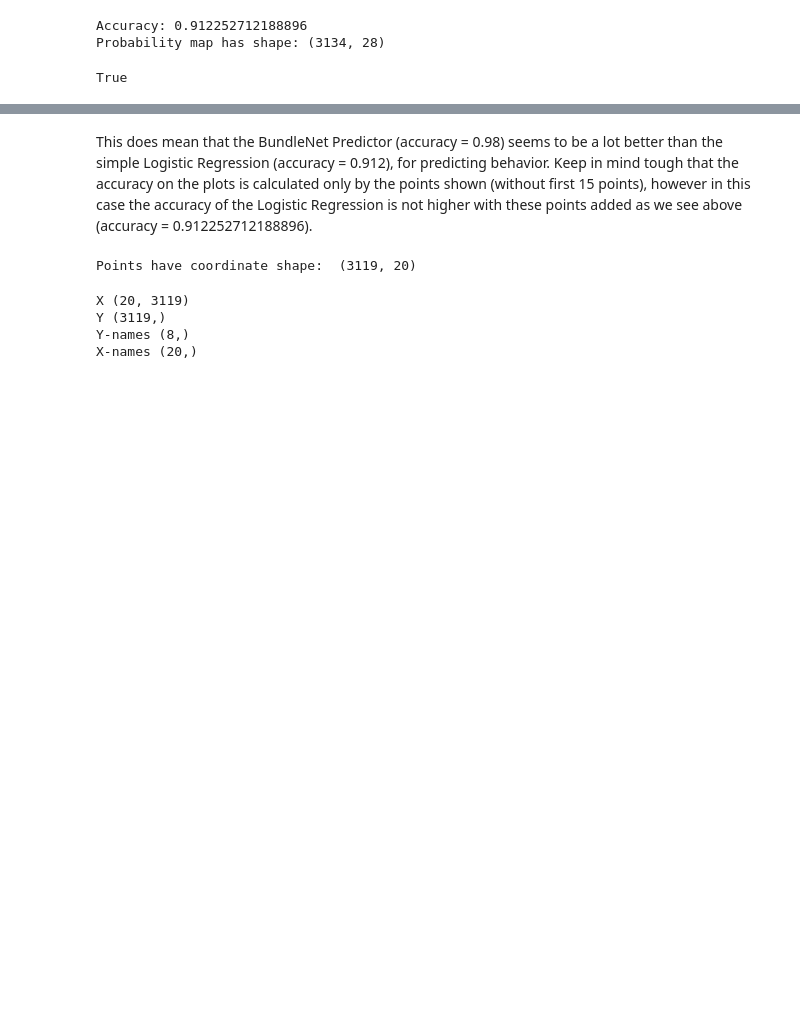
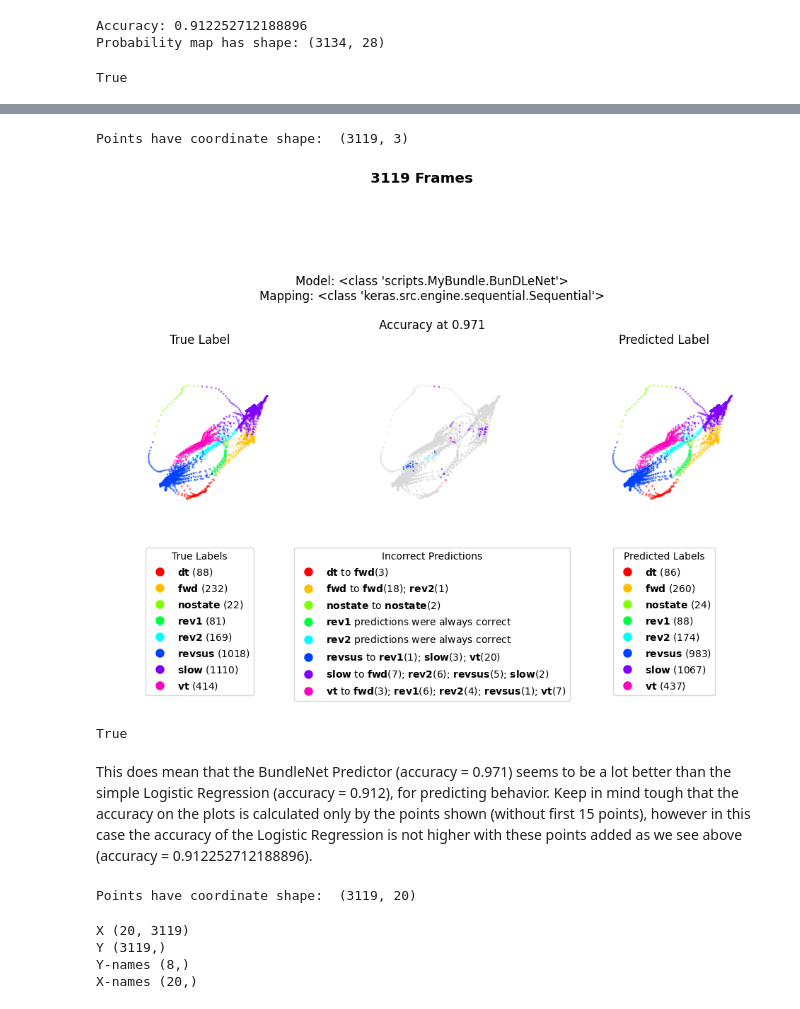
Before and after one commit to DriftKing1998/NC-MCM-Visualizer, a Jupyter notebook: notebooks/Testing.ipynb, the cells around one changed output, grey strips where cells are left out. Cells and saved outputs as stored; diff of their text form; code cells hidden in the pictures; blank space fills up the shorter version.

```diff
--- a/notebooks/Testing.ipynb
+++ b/notebooks/Testing.ipynb
@@ -47,5 +47,13 @@ True
+# %%
+# Loading the weights from the standard directory and making a comparison with the BundleNet-Predictor.
+vs_loaded = data.loadBundleVisualizer(use_predictor=True)
+vs_loaded.make_comparison(quivers=False, show_legend=True)
+# %% [output]
+Points have coordinate shape:  (3119, 3)
+[figure, added]
+True
 # %% [markdown]
-This does mean that the BundleNet Predictor (accuracy = 0.98) seems to be a lot better than the simple Logistic Regression (accuracy = 0.912), for predicting behavior. Keep in mind tough that the accuracy on the plots is calculated only by the points shown (without first 15 points), however in this case the accuracy of the Logistic Regression is not higher with these points added as we see above (accuracy = 0.912252712188896).
+This does mean that the BundleNet Predictor (accuracy = 0.971) seems to be a lot better than the simple Logistic Regression (accuracy = 0.912), for predicting behavior. Keep in mind tough that the accuracy on the plots is calculated only by the points shown (without first 15 points), however in this case the accuracy of the Logistic Regression is not higher with these points added as we see above (accuracy = 0.912252712188896).
 # %%
 # I am creating a Visualizer with a 20-dimensional latent space
 vs2 = data.createVisualizer(epochs=2000, l_dim=20, use_predictor=True)
```
Also changed, not shown: parts of 2 cells of this notebook, 9 other files.
